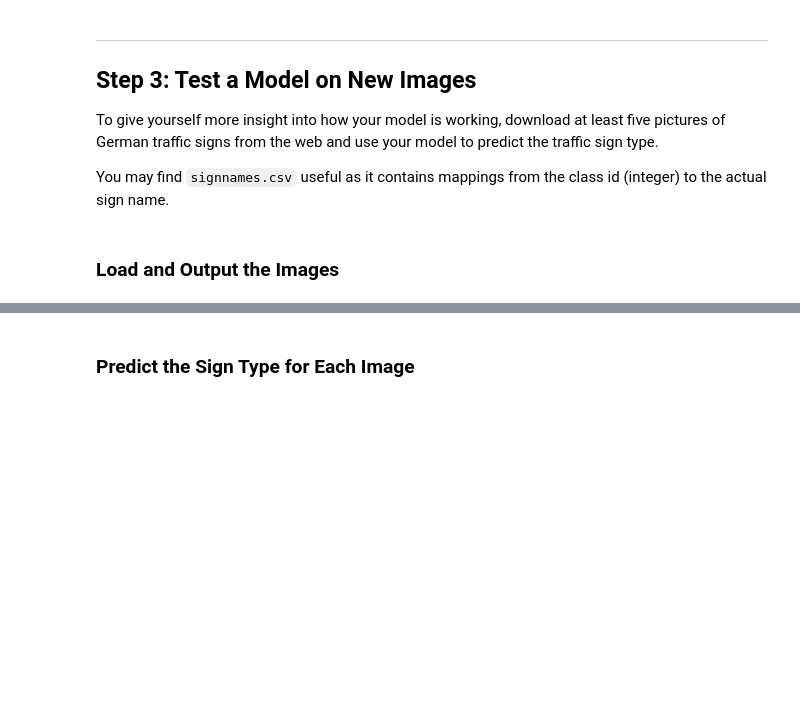
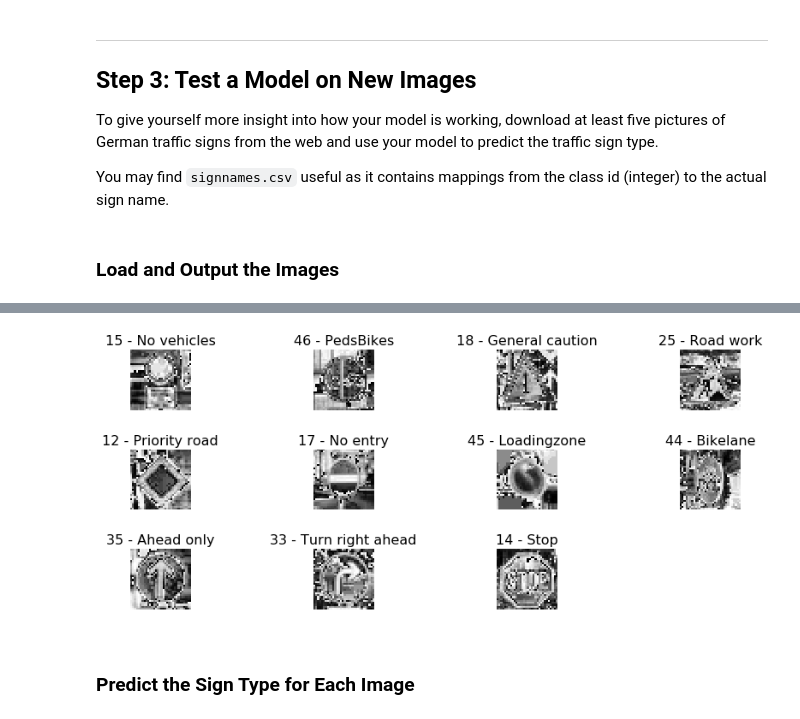
Before and after one commit to SiRi13/CarND-Traffic-Sign-Classifier-Project, a Jupyter notebook: Traffic_Sign_Classifier-CLAHE.ipynb, the cells around one changed output, grey strips where cells are left out. Drawn from its saved outputs; the diff is of its cells as text; code cells hidden in the pictures; blank space fills up the shorter version.

```diff
--- a/Traffic_Sign_Classifier-CLAHE.ipynb
+++ b/Traffic_Sign_Classifier-CLAHE.ipynb
@@ -461,2 +537,18 @@ You may find `signnames.csv` useful as it contains mappings from the class id (i
+# %%
+plt.figure(figsize=(12,5))
+for i, image in enumerate(X_new):
+    # get label for image from signnames
+    classId = y_new[i]
+    signNme = signnames.SignName[classId] if classId < 44 else labels[str(classId)]
+    label = "{} - {}".format(classId, signNme)
+    # create subplot
+    sub_plot = plt.subplot(3,4,i+1)
+    sub_plot.set_title(label,fontsize=16)
+    sub_plot.axis('off')
+    imgplot = plt.imshow(image, cmap='gray')
+
+plt.tight_layout()
+# %% [output]
+[figure, added]
 # %% [markdown]
 ### Predict the Sign Type for Each Image
```
Also changed, not shown: parts of 19 cells of this notebook, 14 other files.
